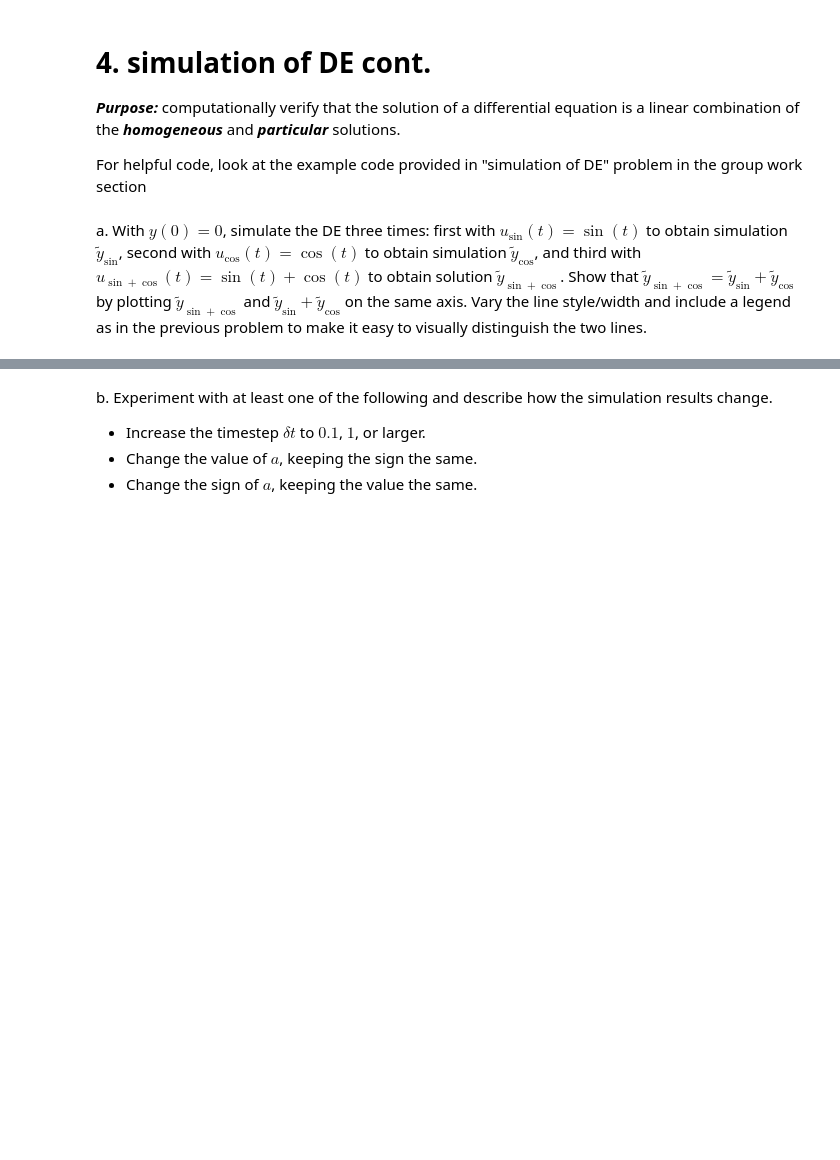
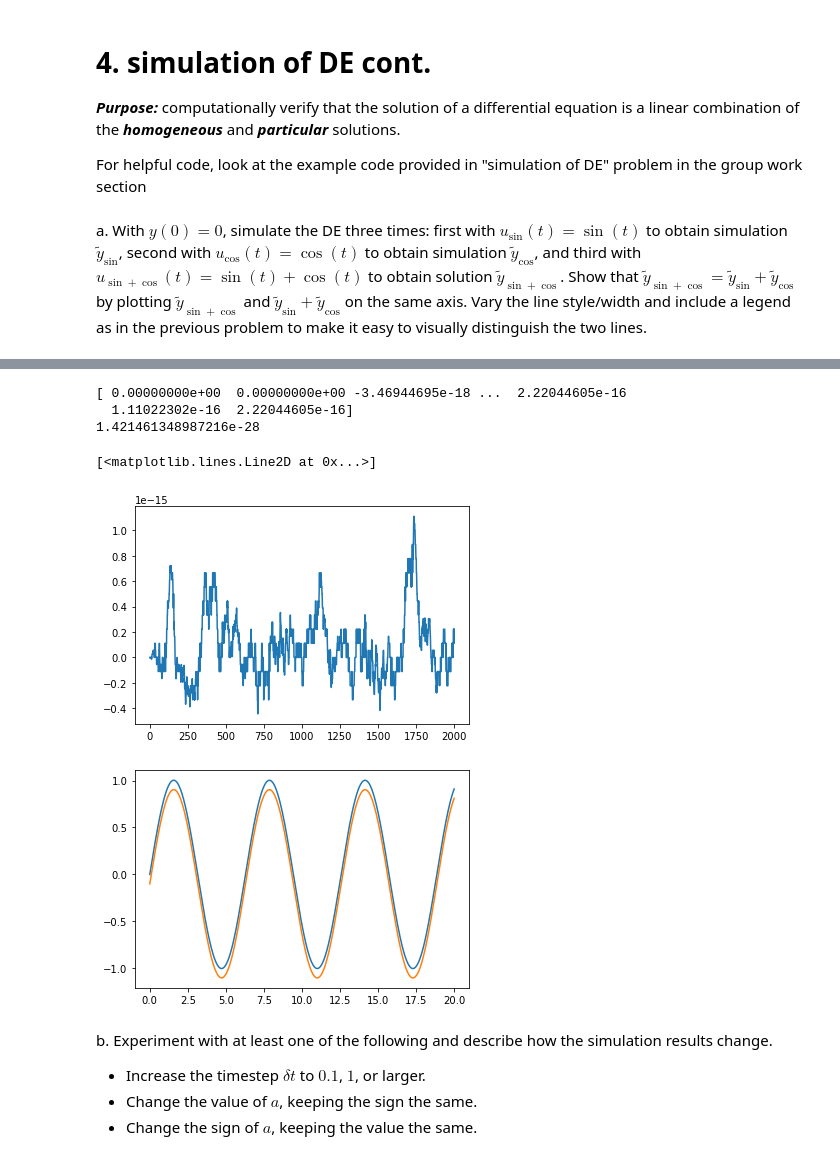
Before and after one commit to JGSuw/ee447_hw_solutions_public, a Jupyter notebook: 447_hw1_solution.ipynb, the cells around one changed output, grey strips where cells are left out. Cells and saved outputs as stored; diff of their text form; code cells hidden in the pictures; blank space fills up the shorter version.

```diff
--- a/447_hw1_solution.ipynb
+++ b/447_hw1_solution.ipynb
@@ -96,12 +100,3 @@ pass
 a. With $u(s) = 0$, simulate the DE twice:  first with $y_1(0) = 1$ to obtain numerical simulation $\tilde{y}_1$ and second with $y_3(0) = 3$ to obtain numerical simulation $\tilde{y}_3$.  Show that $\tilde{y}_3 = 3 \tilde{y}_1$ by plotting $\tilde{y}_3$ and $3 \tilde{y}_1$ on the same axis using the following code snippet.
 
 ***Note:*** the code snippet below includes informative axis labels and a legend on the plot, and uses different a different line style / width for the second line to distinguish it from the first -- ***all plots you create in this course should have similarly informative labels (and legends, as applicable), and make use of different line styles / widths to distinguish lines.***  Unabeled or otherwise uninterpretable plots will not be graded for credit.
-# %%
-# code for problem (a.) goes here
-y1 = [1.]
-y3 = [3.]
-for s in T[1:]:
-    y1.append(y1[-1]+dt*(-a*y1[-1]+b*0))
-    y3.append(y3[-1]+dt*(-a*y3[-1]+b*0))
-y1 = np.array(y1)
-y3 = np.array(y3)
@@ -312,3 +267,62 @@ plt.legend()
+# %%
+# code for problem (a.) goes here
+# code for problem (a.) goes here
+import numpy as np
+import pylab as plt # pylab == matplotlib.pyplot
+%matplotlib inline
+
+# DE parameters
+a = 1.
+b = 1.
+
+# initial value, final time, timestep
+y0 = 0.
+t = 20.
+dt = 1e-2
+
+# time points -- multiples of dt from 0 to t
+T = np.arange(0,t,dt)
+
+def u(s):
+  return np.sin(s)
+
+ysin = [y0] # output
+for s in T[:-1]: # loop through times; exlude final time
+  ysin.append(ysin[-1] + dt * (-a*ysin[-1] + b*u(s))) # DE
+ysin = np.array(ysin)
+
+def u(s):
+  return np.cos(s)
+
+ycos = [y0] # output
+for s in T[:-1]: # loop through times; exlude final time
+  ycos.append(ycos[-1] + dt * (-a*ycos[-1] + b*u(s))) # DE
+ycos = np.array(ycos)
+
+def u(s):
+  return np.cos(s)+np.sin(s)
+
+ysincos = [y0] # output
+for s in T[:-1]: # loop through times; exlude final time
+  ysincos.append(ysincos[-1] + dt * (-a*ysincos[-1] + b*u(s))) # DE
+ysincos = np.array(ysincos)
+
+plt.figure()
+differencevector=ysincos-ysin-ycos
+plt.plot(differencevector)
+print(differencevector)
+print(np.dot(differencevector,differencevector))
+
+plt.figure()
+plt.plot(T,ysincos)
+plt.plot(T,ysin+ycos-0.1)
+# %% [output]
+[ 0.00000000e+00  0.00000000e+00 -3.46944695e-18 ...  2.22044605e-16
+  1.11022302e-16  2.22044605e-16]
+1.421461348987216e-28
+[<matplotlib.lines.Line2D at 0x...>]
+[figure, added]
+[figure, added]
 # %% [markdown]
 b. Experiment with at least one of the following and describe how the simulation results change.
 * Increase the timestep $\delta t$ to $0.1$, $1$, or larger.
```
Also changed, not shown: parts of 12 cells of this notebook, 1 other file.
